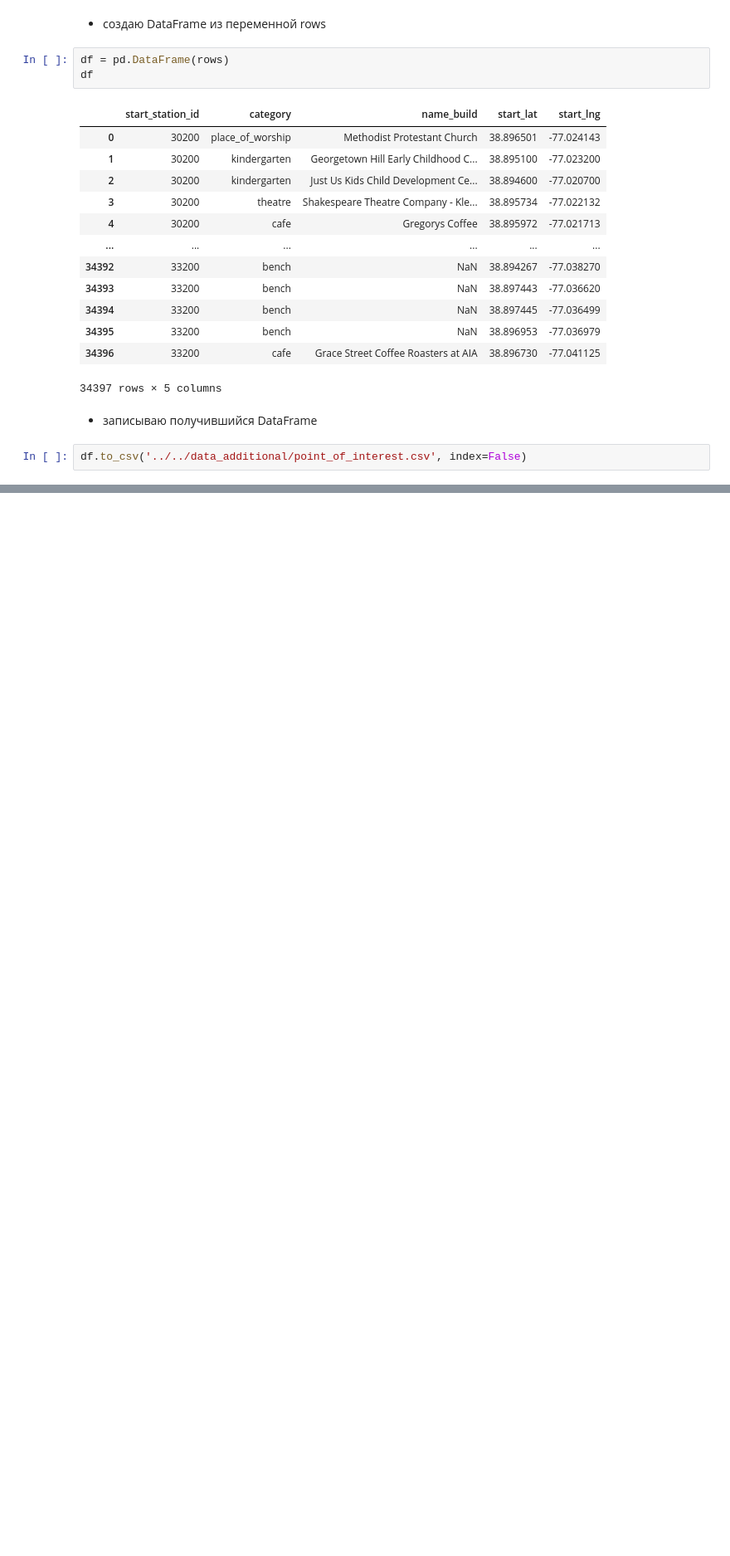
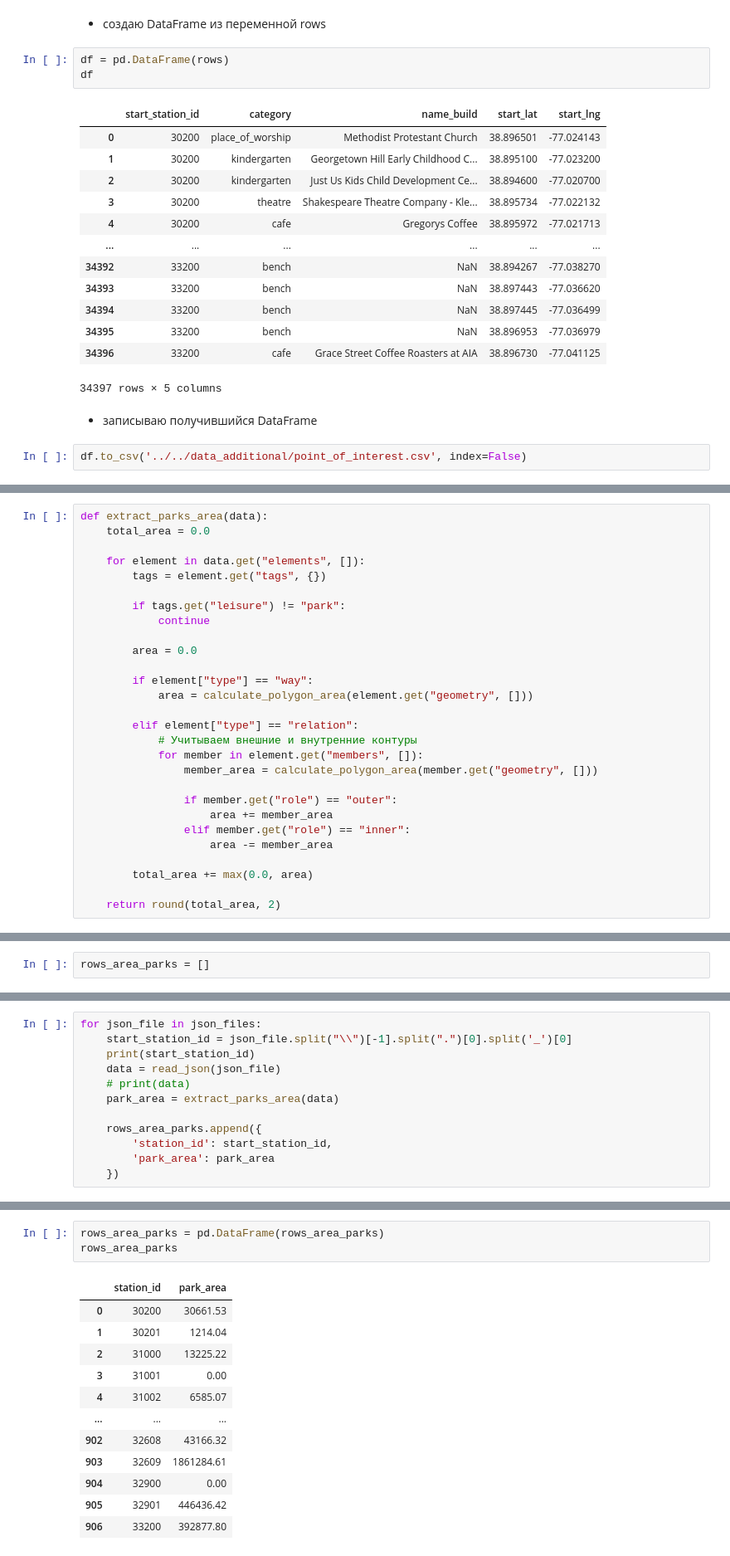
Before and after one commit to sheshukoff/analyze_bike_share, a Jupyter notebook: stages_of_analysis/2_data_collection/3_collect_data_to_station_list.ipynb, the cells around one changed output, grey strips where cells are left out. Shown at 83% size. Cells and saved outputs as stored; diff of their text form; blank space fills up the shorter version.

```diff
--- a/stages_of_analysis/2_data_collection/3_collect_data_to_station_list.ipynb
+++ b/stages_of_analysis/2_data_collection/3_collect_data_to_station_list.ipynb
@@ -122,0 +162,28 @@ df.to_csv('../../data_additional/point_of_interest.csv', index=False)
+# %%
+def extract_parks_area(data):
+    total_area = 0.0
+
+    for element in data.get("elements", []):
+        tags = element.get("tags", {})
+
+        if tags.get("leisure") != "park":
+            continue
+
+        area = 0.0
+
+        if element["type"] == "way":
+            area = calculate_polygon_area(element.get("geometry", []))
+
+        elif element["type"] == "relation":
+            # Учитываем внешние и внутренние контуры
+            for member in element.get("members", []):
+                member_area = calculate_polygon_area(member.get("geometry", []))
+
+                if member.get("role") == "outer":
+                    area += member_area
+                elif member.get("role") == "inner":
+                    area -= member_area
+
+        total_area += max(0.0, area)
+
+    return round(total_area, 2)
@@ -122,0 +192,2 @@ df.to_csv('../../data_additional/point_of_interest.csv', index=False)
+# %%
+rows_area_parks = []
@@ -122,0 +196,12 @@ df.to_csv('../../data_additional/point_of_interest.csv', index=False)
+# %%
+for json_file in json_files:
+    start_station_id = json_file.split("\\")[-1].split(".")[0].split('_')[0]
+    print(start_station_id)
+    data = read_json(json_file)
+    # print(data)
+    park_area = extract_parks_area(data)
+
+    rows_area_parks.append({
+        'station_id': start_station_id,
+        'park_area': park_area
+    })
@@ -122,0 +226,16 @@ df.to_csv('../../data_additional/point_of_interest.csv', index=False)
+# %%
+rows_area_parks = pd.DataFrame(rows_area_parks)
+rows_area_parks
+# %% [output]
+|  | station_id | park_area |
+| 0 | 30200 | 30661.53 |
+| 1 | 30201 | 1214.04 |
+| 2 | 31000 | 13225.22 |
+| 3 | 31001 | 0.00 |
+| 4 | 31002 | 6585.07 |
+| ... | ... | ... |
+| 902 | 32608 | 43166.32 |
+| 903 | 32609 | 1861284.61 |
+| 904 | 32900 | 0.00 |
+| 905 | 32901 | 446436.42 |
+| 906 | 33200 | 392877.80 |
```
Also changed, not shown: parts of 31 cells of this notebook.
